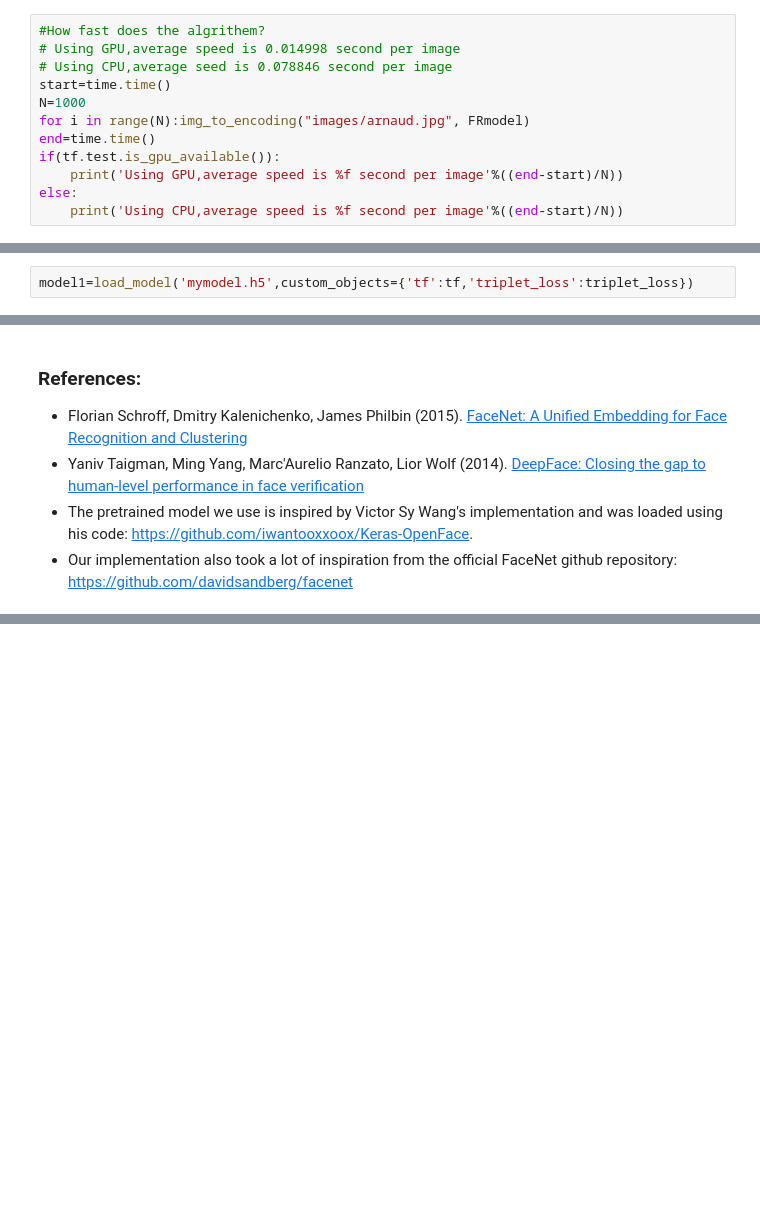
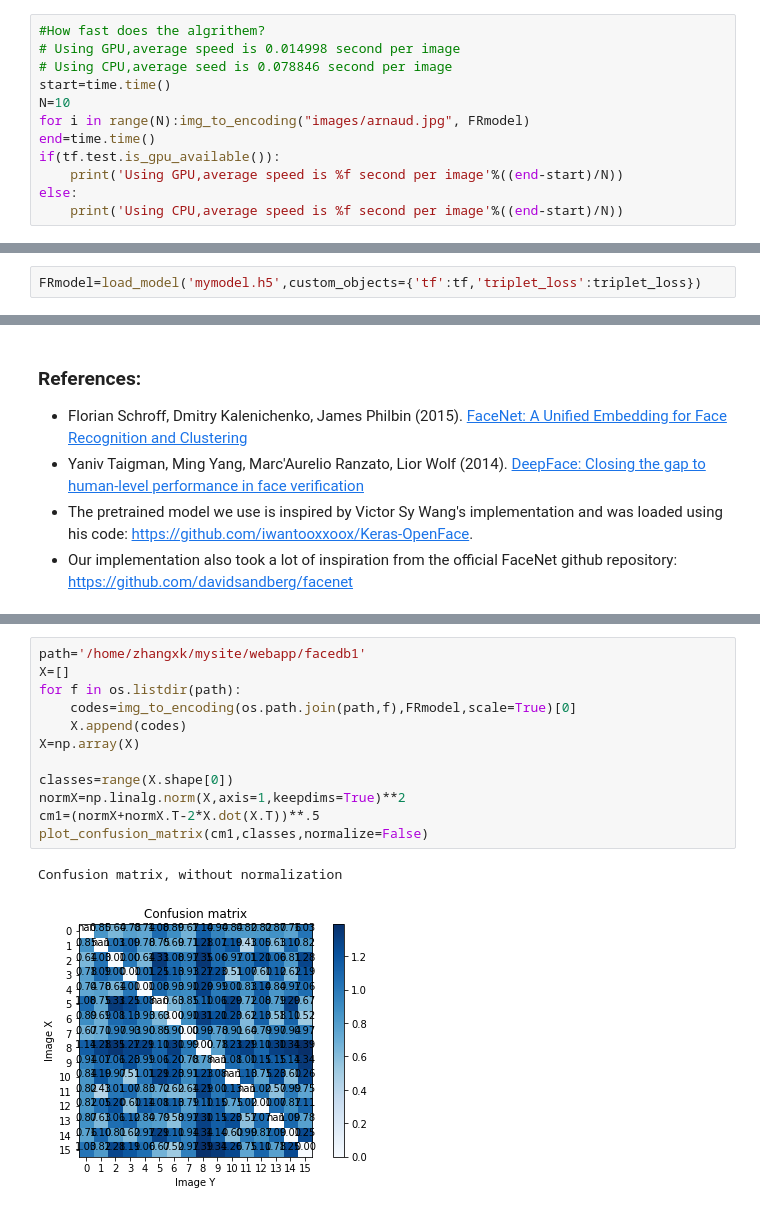
Before and after one commit to mckjzhangxk/deepAI, a Jupyter notebook: course4/week4/faceRecognization/Face+Recognition+for+the+Happy+House+-+v3.ipynb, the cells around one changed output, grey strips where cells are left out. Saved outputs shown, nothing was run; the diff lists cells and outputs as text; blank space fills up the shorter version.

```diff
--- a/course4/week4/faceRecognization/Face+Recognition+for+the+Happy+House+-+v3.ipynb
+++ b/course4/week4/faceRecognization/Face+Recognition+for+the+Happy+House+-+v3.ipynb
@@ -262,7 +262,7 @@ database["arnaud"] = img_to_encoding("images/arnaud.jpg", FRmodel)
 # Using GPU,average speed is 0.014998 second per image
 # Using CPU,average seed is 0.078846 second per image
 start=time.time()
-N=1000
+N=10
 for i in range(N):img_to_encoding("images/arnaud.jpg", FRmodel)
 end=time.time()
 if(tf.test.is_gpu_available()):
@@ -276,5 +276,5 @@ FRmodel.save('mymodel.h5')
 # %%
-model1=load_model('mymodel.h5',custom_objects={'tf':tf,'triplet_loss':triplet_loss})
+FRmodel=load_model('mymodel.h5',custom_objects={'tf':tf,'triplet_loss':triplet_loss})
 # %% [markdown]
 Now, when someone shows up at your front door and swipes their ID card (thus giving you their name), you can look up their encoding in the database, and use it to check if the person standing at the front door matches the name on the ID.
 
@@ -510,0 +672,15 @@ inception_3b_pool_bn_b.csv
+# %%
+path='/home/zhangxk/mysite/webapp/facedb1'
+X=[]
+for f in os.listdir(path):
+    codes=img_to_encoding(os.path.join(path,f),FRmodel,scale=True)[0]
+    X.append(codes)
+X=np.array(X)
+
+classes=range(X.shape[0])
+normX=np.linalg.norm(X,axis=1,keepdims=True)**2
+cm1=(normX+normX.T-2*X.dot(X.T))**.5
+plot_confusion_matrix(cm1,classes,normalize=False)
+# %% [output]
+Confusion matrix, without normalization
+[figure, added]
```
Also changed, not shown: parts of 16 cells of this notebook, 10 other files.
